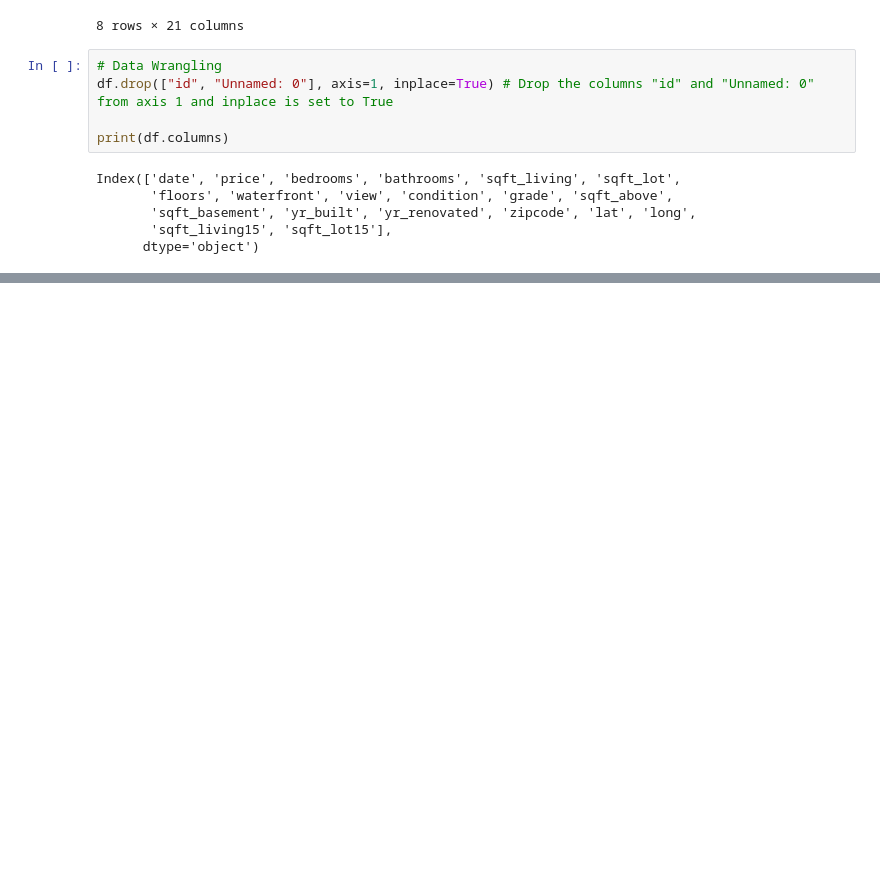
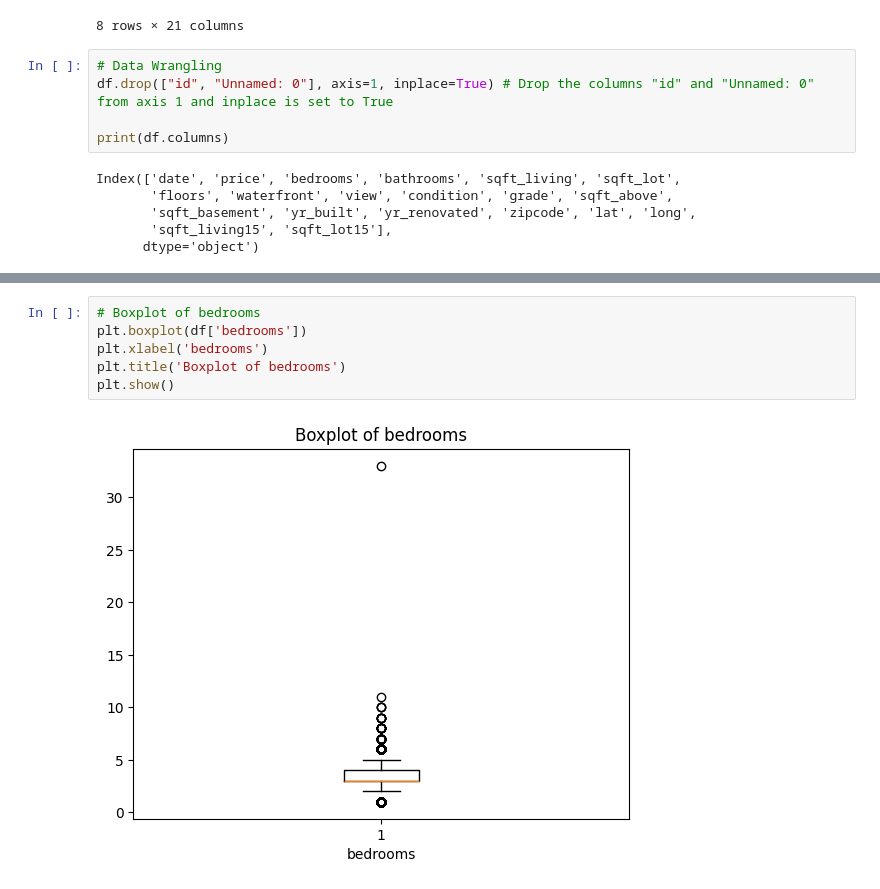
Before and after one commit to GirmaSis/house-price-prediction, a Jupyter notebook: house_price_notebook.ipynb, the cells around one changed output, grey strips where cells are left out. Saved outputs shown, nothing was run; the diff lists cells and outputs as text; blank space fills up the shorter version.

```diff
--- a/house_price_notebook.ipynb
+++ b/house_price_notebook.ipynb
@@ -101,0 +132,8 @@ Number of missing values of bathrooms column : 10
+# %%
+# Boxplot of bedrooms
+plt.boxplot(df['bedrooms'])
+plt.xlabel('bedrooms')
+plt.title('Boxplot of bedrooms')
+plt.show()
+# %% [output]
+[figure, added]
```
Also changed, not shown: parts of 17 cells of this notebook.
